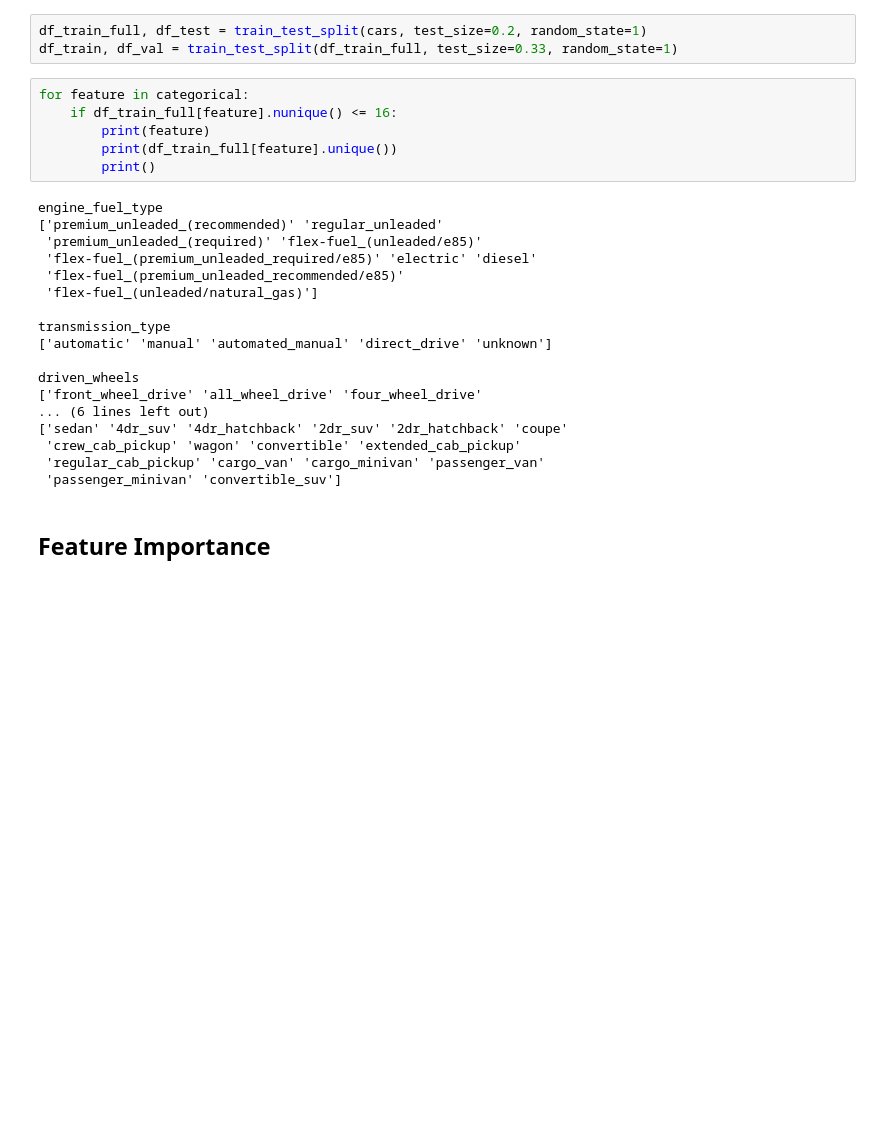
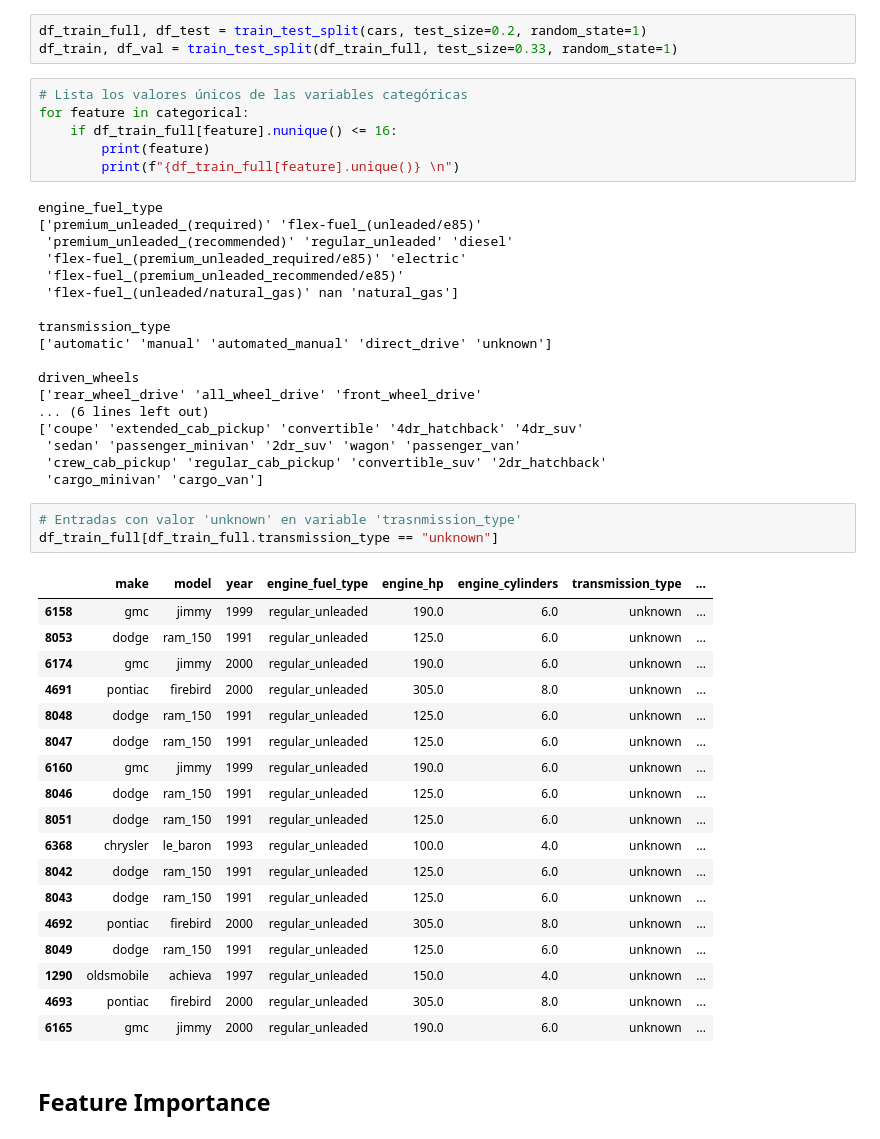
Before and after one commit to PabloJRW/used-car-price-prediction, a Jupyter notebook: notebooks/Untitled.ipynb, the cells around one changed output. Drawn from its saved outputs; the diff is of its cells as text; blank space fills up the shorter version.

```diff
--- a/notebooks/Untitled.ipynb
+++ b/notebooks/Untitled.ipynb
@@ -139,29 +140,51 @@ dtype: int64
 df_train_full, df_test = train_test_split(cars, test_size=0.2, random_state=1)
 df_train, df_val = train_test_split(df_train_full, test_size=0.33, random_state=1)
 # %%
+# Lista los valores únicos de las variables categóricas
 for feature in categorical:
     if df_train_full[feature].nunique() <= 16:
         print(feature)
-        print(df_train_full[feature].unique())
-        print()
+        print(f"{df_train_full[feature].unique()} \n")
 # %% [output]
 engine_fuel_type
-['premium_unleaded_(recommended)' 'regular_unleaded'
- 'premium_unleaded_(required)' 'flex-fuel_(unleaded/e85)'
- 'flex-fuel_(premium_unleaded_required/e85)' 'electric' 'diesel'
+['premium_unleaded_(required)' 'flex-fuel_(unleaded/e85)'
+ 'premium_unleaded_(recommended)' 'regular_unleaded' 'diesel'
+ 'flex-fuel_(premium_unleaded_required/e85)' 'electric'
  'flex-fuel_(premium_unleaded_recommended/e85)'
- 'flex-fuel_(unleaded/natural_gas)']
+ 'flex-fuel_(unleaded/natural_gas)' nan 'natural_gas']
 
 transmission_type
 ['automatic' 'manual' 'automated_manual' 'direct_drive' 'unknown']
 
 driven_wheels
-['front_wheel_drive' 'all_wheel_drive' 'four_wheel_drive'
+['rear_wheel_drive' 'all_wheel_drive' 'front_wheel_drive'
 ... (6 lines left out)
-['sedan' '4dr_suv' '4dr_hatchback' '2dr_suv' '2dr_hatchback' 'coupe'
- 'crew_cab_pickup' 'wagon' 'convertible' 'extended_cab_pickup'
- 'regular_cab_pickup' 'cargo_van' 'cargo_minivan' 'passenger_van'
- 'passenger_minivan' 'convertible_suv']
+['coupe' 'extended_cab_pickup' 'convertible' '4dr_hatchback' '4dr_suv'
+ 'sedan' 'passenger_minivan' '2dr_suv' 'wagon' 'passenger_van'
+ 'crew_cab_pickup' 'regular_cab_pickup' 'convertible_suv' '2dr_hatchback'
+ 'cargo_minivan' 'cargo_van']
+# %%
+# Entradas con valor 'unknown' en variable 'trasnmission_type'
+df_train_full[df_train_full.transmission_type == "unknown"]
+# %% [output]
+|  | make | model | year | engine_fuel_type | engine_hp | engine_cylinders | transmission_type | ... |
+| 6158 | gmc | jimmy | 1999 | regular_unleaded | 190.0 | 6.0 | unknown | ... |
+| 8053 | dodge | ram_150 | 1991 | regular_unleaded | 125.0 | 6.0 | unknown | ... |
+| 6174 | gmc | jimmy | 2000 | regular_unleaded | 190.0 | 6.0 | unknown | ... |
+| 4691 | pontiac | firebird | 2000 | regular_unleaded | 305.0 | 8.0 | unknown | ... |
+| 8048 | dodge | ram_150 | 1991 | regular_unleaded | 125.0 | 6.0 | unknown | ... |
+| 8047 | dodge | ram_150 | 1991 | regular_unleaded | 125.0 | 6.0 | unknown | ... |
+| 6160 | gmc | jimmy | 1999 | regular_unleaded | 190.0 | 6.0 | unknown | ... |
+| 8046 | dodge | ram_150 | 1991 | regular_unleaded | 125.0 | 6.0 | unknown | ... |
+| 8051 | dodge | ram_150 | 1991 | regular_unleaded | 125.0 | 6.0 | unknown | ... |
+| 6368 | chrysler | le_baron | 1993 | regular_unleaded | 100.0 | 4.0 | unknown | ... |
+| 8042 | dodge | ram_150 | 1991 | regular_unleaded | 125.0 | 6.0 | unknown | ... |
+| 8043 | dodge | ram_150 | 1991 | regular_unleaded | 125.0 | 6.0 | unknown | ... |
+| 4692 | pontiac | firebird | 2000 | regular_unleaded | 305.0 | 8.0 | unknown | ... |
+| 8049 | dodge | ram_150 | 1991 | regular_unleaded | 125.0 | 6.0 | unknown | ... |
+| 1290 | oldsmobile | achieva | 1997 | regular_unleaded | 150.0 | 4.0 | unknown | ... |
+| 4693 | pontiac | firebird | 2000 | regular_unleaded | 305.0 | 8.0 | unknown | ... |
+| 6165 | gmc | jimmy | 2000 | regular_unleaded | 190.0 | 6.0 | unknown | ... |
 # %% [markdown]
 ## Feature Importance
 # %% [markdown]
```
Also changed, not shown: parts of 13 cells of this notebook.
